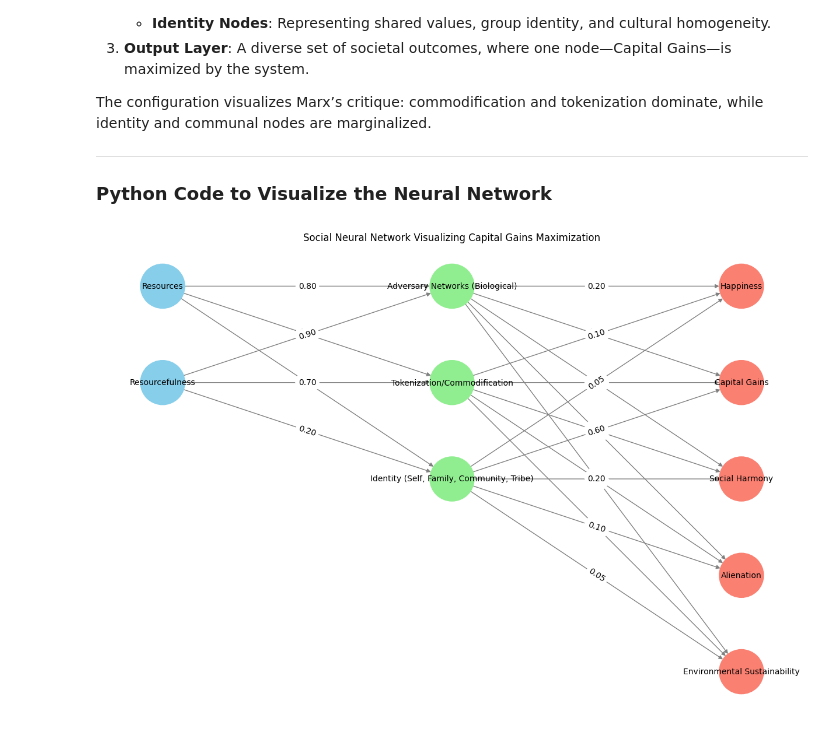
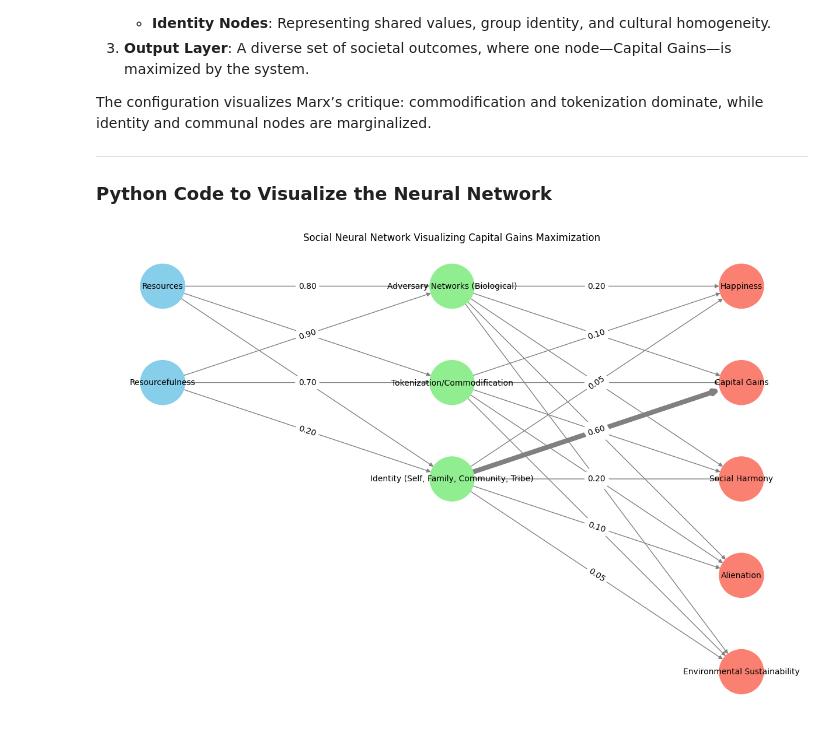
Before and after one commit to abikesa/will, a Jupyter notebook: kitabo/ensi/_build/jupyter_execute/act3/part3/part3_3.ipynb, the cells around one changed output. Cells and saved outputs as stored; diff of their text form; code cells hidden in the pictures.

Commit message:
set specific widths for individual edges

````diff
--- a/kitabo/ensi/_build/jupyter_execute/act3/part3/part3_3.ipynb
+++ b/kitabo/ensi/_build/jupyter_execute/act3/part3/part3_3.ipynb
@@ -135,36 +135,47 @@ def visualize_nn(layers, weights):
     for i, node in enumerate(layers['Hidden']):
         G.add_node(node, layer=1)
         pos[node] = (1, -i)
         node_colors.append('lightgreen')
 
     # Add output layer nodes
     for i, node in enumerate(layers['Output']):
         G.add_node(node, layer=2)
         pos[node] = (2, -i)
         node_colors.append('salmon')
 
     # Add edges based on weights
     for i, in_node in enumerate(layers['Input']):
         for j, hid_node in enumerate(layers['Hidden']):
             G.add_edge(in_node, hid_node, weight=weights['Input-Hidden'][i, j])
 
     for i, hid_node in enumerate(layers['Hidden']):
         for j, out_node in enumerate(layers['Output']):
-            G.add_edge(hid_node, out_node, weight=weights['Hidden-Output'][i, j])
+            # Adjust thickness for specific edges
+            if hid_node == "Identity (Self, Family, Community, Tribe)" and out_node == "Capital Gains":
+                width = 6
+            elif hid_node == "Tokenization/Commodification" and out_node == "Happiness":
+                width = 1
+            elif hid_node == "Adversary Networks (Biological)" and out_node == "Social Harmony":
+                width = 1
+            else:
+                width = 1
+            G.add_edge(hid_node, out_node, weight=weights['Hidden-Output'][i, j], width=width)
 
     # Draw the graph
     plt.figure(figsize=(12, 8))
     edge_labels = nx.get_edge_attributes(G, 'weight')
+    widths = [G[u][v]['width'] if 'width' in G[u][v] else 1 for u, v in G.edges()]
     nx.draw(
-        G, pos, with_labels=True, node_color=node_colors, edge_color='gray', node_size=3000, font_size=10
+        G, pos, with_labels=True, node_color=node_colors, edge_color='gray',
+        node_size=3000, font_size=10, width=widths
     )
     nx.draw_networkx_edge_labels(G, pos, edge_labels={k: f'{v:.2f}' for k, v in edge_labels.items()})
     plt.title("Social Neural Network Visualizing Capital Gains Maximization")
     plt.show()
 
 visualize_nn(layers, weights)
 # %% [output]
-[figure, old version]
+[figure, new version]
 # %% [markdown]
 
 ```{figure} ../../figures/blanche.*
````
Also changed, not shown: parts of 1 cell of this notebook, 8 other files.
